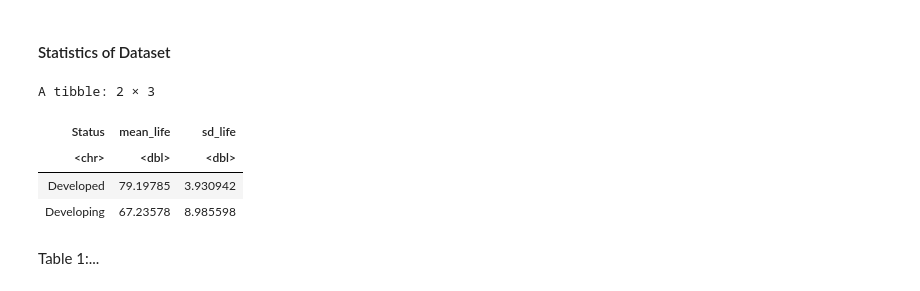
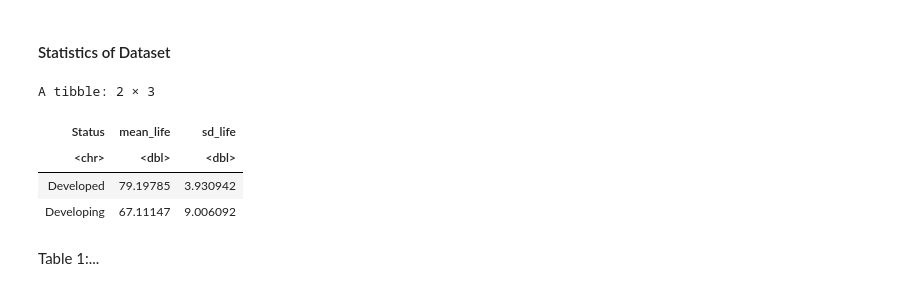
Before and after one commit to eahn01/stat201-group25, a Jupyter notebook: Final project_latest.Aug.9_7pm.ipynb, the cells around one changed output. Cells and saved outputs as stored; diff of their text form; code cells hidden in the pictures.

```diff
--- a/Final project_latest.Aug.9_7pm.ipynb
+++ b/Final project_latest.Aug.9_7pm.ipynb
@@ -50,9 +50,8 @@ The original data frame is in tidy format, so we only need to select the relevan
 # %%
 # Dataframe of developing countries and developed countries, with columns needed, N/A removed.
 
-life <- life_expectancy_df%>%
+life_tidy <- life_expectancy_df%>%
                  filter(!is.na(Life.expectancy))%>%
-                 filter(!is.na(BMI))%>%
                  select(Country,Year,Status, Life.expectancy)
 # %% [markdown]
 #### Final dataframe
@@ -231,18 +224,18 @@ plot_grid(developed_sample_dis,developing_sample_dis)
 # %%
 #Mean and standard deviation of life expectancy for developing countries and developed countries
 
-STAT_Country_Status<- life %>%
+STAT_Country_Status<- life_tidy %>%
     group_by(Status) %>%
     summarise(mean_life = mean(Life.expectancy),
               sd_life = sd(Life.expectancy))
 
 STAT_Country_Status
 # %% [output]
 A tibble: 2 × 3
 | Status | mean_life | sd_life |
 | <chr> | <dbl> | <dbl> |
 | Developed | 79.19785 | 3.930942 |
-| Developing | 67.23578 | 8.985598 |
+| Developing | 67.11147 | 9.006092 |
 # %% [markdown]
 Table 1:...
 # %%
```
Also changed, not shown: parts of 29 cells of this notebook.
